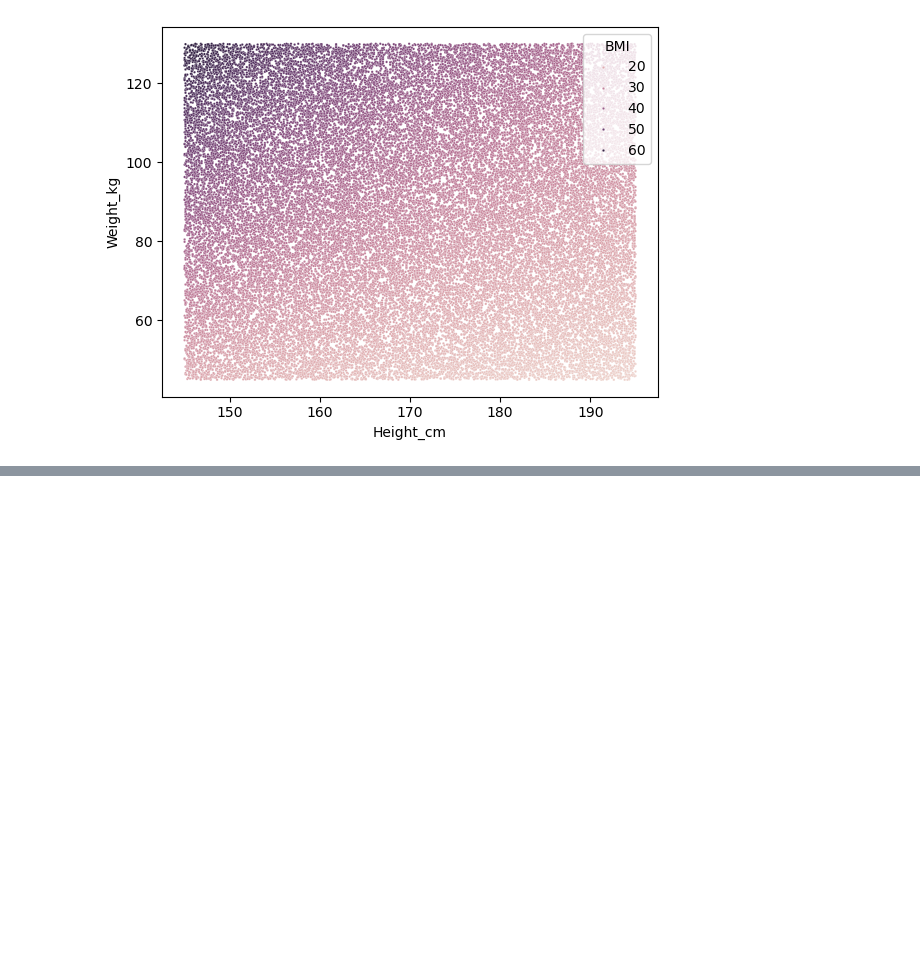
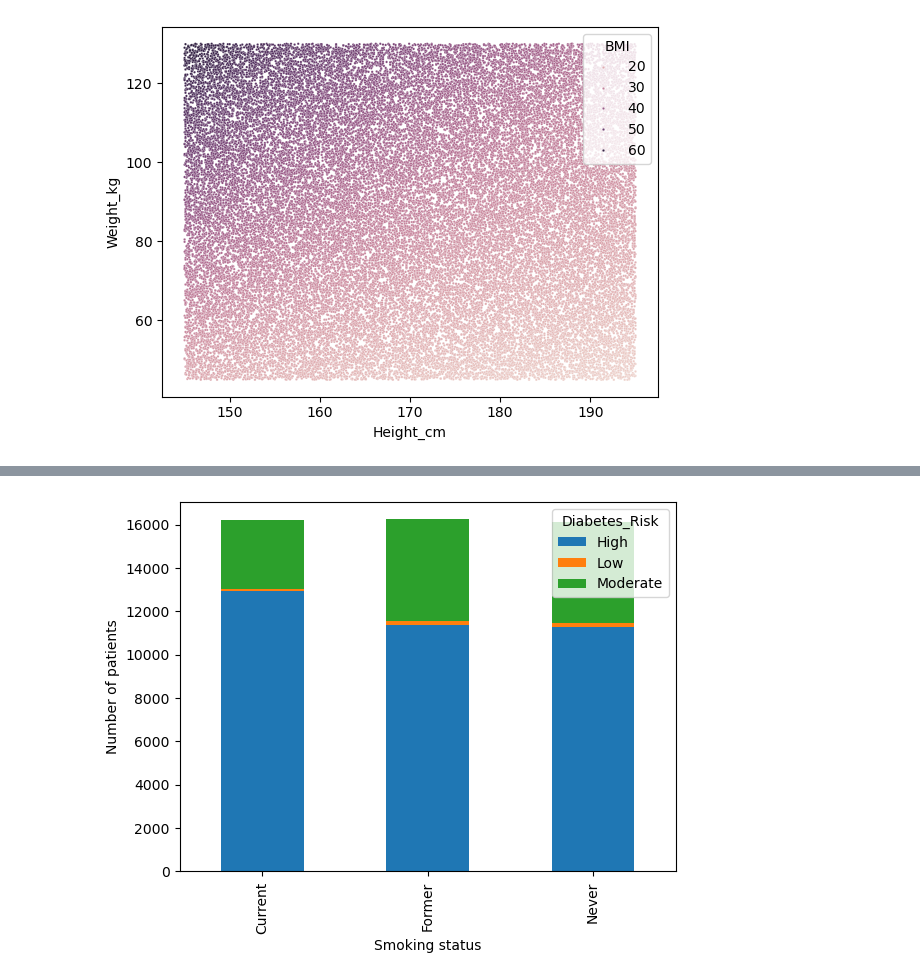
Before and after one commit to NicolePruijssers/Portfolio, a Jupyter notebook: diabetes risk predictor.ipynb, the cells around one changed output, grey strips where cells are left out. Saved outputs shown, nothing was run; the diff lists cells and outputs as text; code cells hidden in the pictures; blank space fills up the shorter version.

```diff
--- a/diabetes risk predictor.ipynb
+++ b/diabetes risk predictor.ipynb
@@ -173,3 +225,12 @@ plt.show()
+# %%
+datastack_DR_NumD = pd.crosstab(diabetes_df['Smoking_Status'],
+ diabetes_df['Diabetes_Risk'])
+datastack_DR_NumD.plot(kind='bar',stacked=True)
+plt.xlabel("Smoking status")
+plt.ylabel("Number of patients")
+plt.show()
+# %% [output]
+[figure, added]
 # %%
 #import machine learning tools
 from sklearn.model_selection import train_test_split
```
Also changed, not shown: parts of 12 cells of this notebook.
